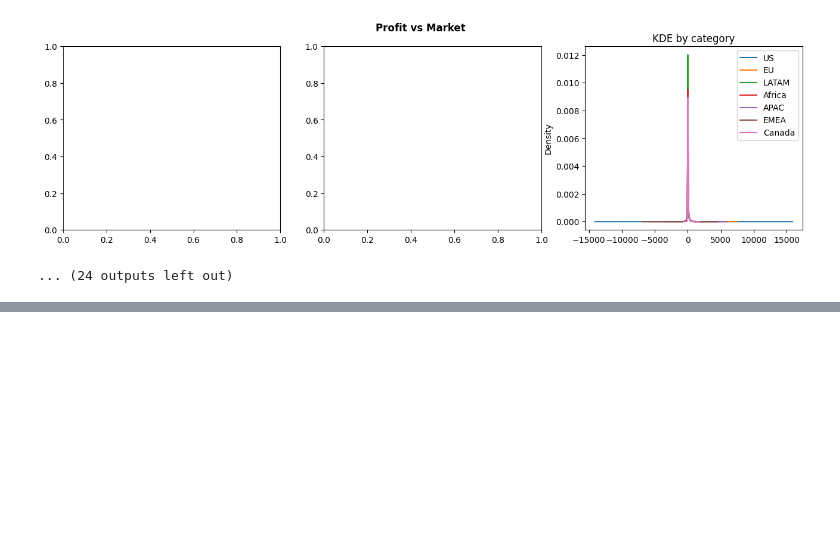
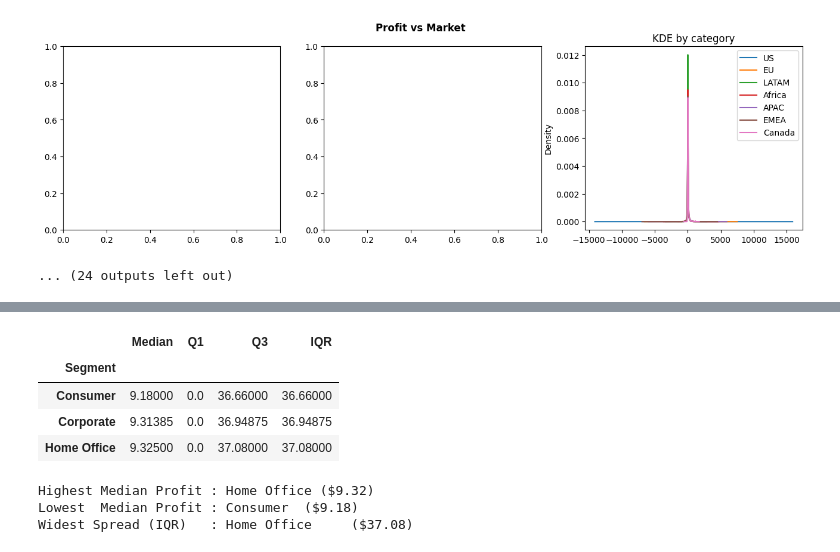
Before and after one commit to nayan-letscreate/HV-Projects, a Jupyter notebook: Graded Assignment on Exploratory Data Analysis.ipynb, the cells around one changed output, grey strips where cells are left out. Saved outputs shown, nothing was run; the diff lists cells and outputs as text; code cells hidden in the pictures; blank space fills up the shorter version.

```diff
--- a/Graded Assignment on Exploratory Data Analysis.ipynb
+++ b/Graded Assignment on Exploratory Data Analysis.ipynb
@@ -598,0 +637,30 @@ for cat in categorical_cols:
+# %%
+seg_profit_stats = df1.groupby('Segment')['Profit'].agg(
+    Median  = 'median',
+    Q1      = lambda x: x.quantile(0.25),
+    Q3      = lambda x: x.quantile(0.75)
+)
+
+seg_profit_stats['IQR'] = seg_profit_stats['Q3'] - seg_profit_stats['Q1']
+
+display(seg_profit_stats)
+
+# Highest and lowest median profit
+highest_median = seg_profit_stats['Median'].idxmax()
+lowest_median  = seg_profit_stats['Median'].idxmin()
+
+# Widest spread
+widest_iqr     = seg_profit_stats['IQR'].idxmax()
+
+print(f"Highest Median Profit : {highest_median} (${seg_profit_stats.loc[highest_median, 'Median']:.2f})")
+print(f"Lowest  Median Profit : {lowest_median}  (${seg_profit_stats.loc[lowest_median,  'Median']:.2f})")
+print(f"Widest Spread (IQR)   : {widest_iqr}     (${seg_profit_stats.loc[widest_iqr,     'IQR']:.2f})")
+# %% [output]
+|  | Median | Q1 | Q3 | IQR |
+| Segment |  |  |  |  |
+| Consumer | 9.18000 | 0.0 | 36.66000 | 36.66000 |
+| Corporate | 9.31385 | 0.0 | 36.94875 | 36.94875 |
+| Home Office | 9.32500 | 0.0 | 37.08000 | 37.08000 |
+Highest Median Profit : Home Office ($9.32)
+Lowest  Median Profit : Consumer  ($9.18)
+Widest Spread (IQR)   : Home Office     ($37.08)
```
Also changed, not shown: parts of 5 cells of this notebook.
